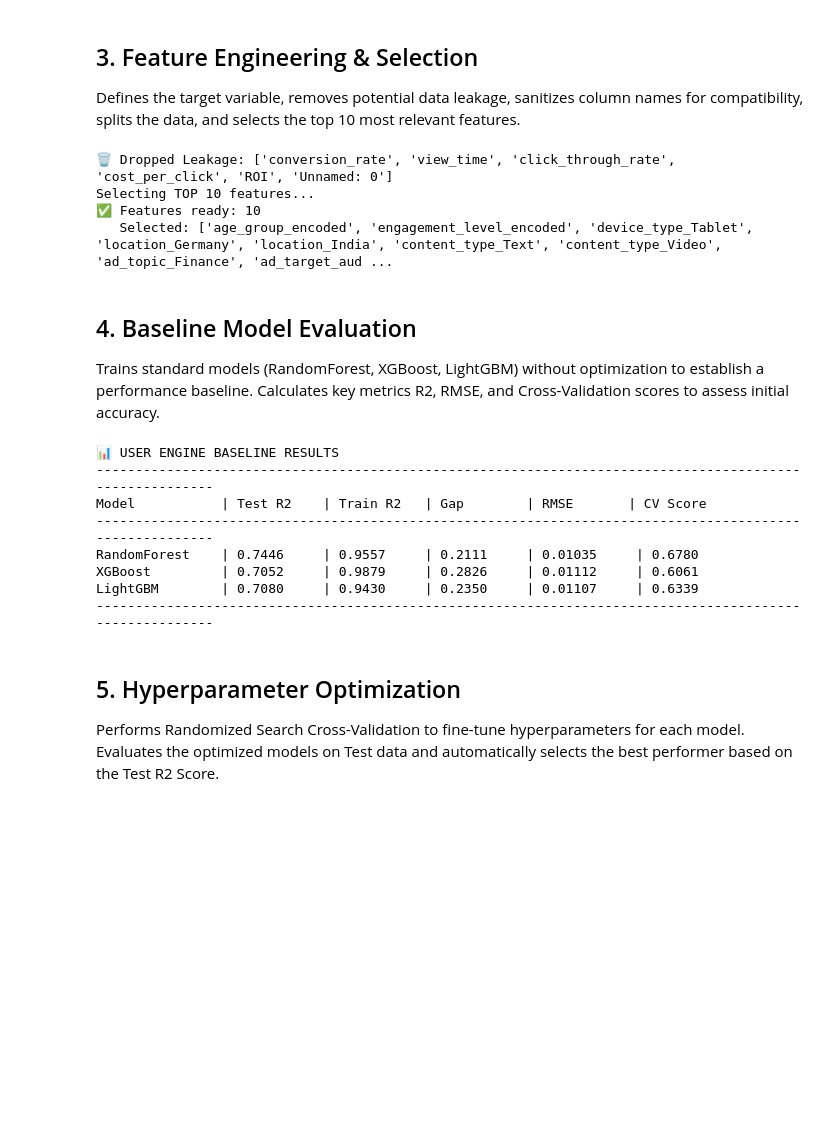
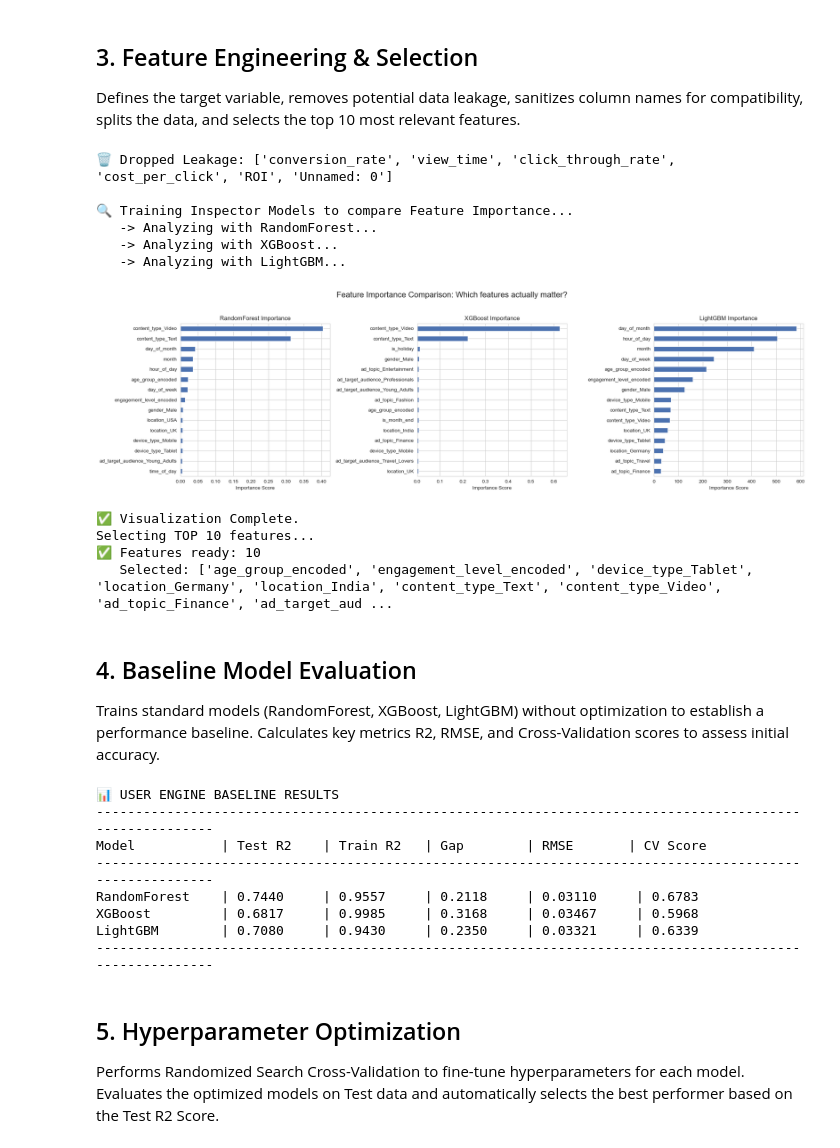
Before and after one commit to 1220823/Viralytics-Desafio-2, a Jupyter notebook: src/Model_Training/train_user_model.ipynb, the cells around one changed output. Cells and saved outputs as stored; diff of their text form; code cells hidden in the pictures; blank space fills up the shorter version.

```diff
--- a/src/Model_Training/train_user_model.ipynb
+++ b/src/Model_Training/train_user_model.ipynb
@@ -57,36 +58,82 @@ leakage_cols = [
     'Unnamed: 0', 'Unnamed__0'
 ]
 
 # 1. DEFINE X and Y
 # Calculate intersection to avoid errors if a column is already gone
 cols_to_drop = [c for c in leakage_cols if c in df.columns]
 X = df.drop(columns=cols_to_drop)
 y = df[TARGET]
 
 print(f"🗑️ Dropped Leakage: {cols_to_drop}")
 
 # SPLIT DATA (Train/Test)
 X_train, X_test, y_train, y_test = train_test_split(X, y, test_size=0.2, random_state=42)
 
+# MULTI-MODEL FEATURE IMPORTANCE VISUALIZATION
+
+print("\n🔍 Training Inspector Models to compare Feature Importance...")
+
+# 1. Define the 3 Inspectors (Fast settings for quick visualization)
+inspectors = {
+    'RandomForest': RandomForestRegressor(n_estimators=100, random_state=42),
+    'XGBoost': XGBRegressor(n_estimators=100, objective='reg:squarederror', random_state=42),
+    'LightGBM': LGBMRegressor(n_estimators=100, random_state=42, verbose=-1)
+}
+
+# 2. Setup Plotting (1 Row, 3 Columns)
+fig, axes = plt.subplots(1, 3, figsize=(20, 6))
+fig.suptitle('Feature Importance Comparison: Which features actually matter?', fontsize=16)
+
+# 3. Loop, Train, and Plot
+for i, (name, model) in enumerate(inspectors.items()):
+    print(f"   -> Analyzing with {name}...")
+
+    # Train
+    model.fit(X_train, y_train)
+
+    # Extract Importance
+    importances = model.feature_importances_
+    feat_series = pd.Series(importances, index=X_train.columns)
+
+    # Plot Top 15
+    ax = axes[i]
+    feat_series.nlargest(15).plot(kind='barh', ax=ax, color='#4c72b0')
+
+    ax.set_title(f"{name} Importance")
+    ax.invert_yaxis() # Top feature at top
+    ax.set_xlabel("Importance Score")
+
+plt.tight_layout(rect=[0, 0.03, 1, 0.95]) # Adjust for suptitle
+plt.show()
+
+print("✅ Visualization Complete.")
+
 # 2. SELECT TOP 10 FEATURES
 print("Selecting TOP 10 features...")
 selector = SelectKBest(score_func=f_regression, k=10)
 selector.fit(X, y)
 
 # Get the names of the selected columns
 cols = selector.get_support(indices=True)
 X_selected = X.iloc[:, cols]
 
 # OVERWRITE X with the reduced version
 X = X_selected
 
 print(f"✅ Features ready: {X.shape[1]}")
 print(f"   Selected: {X.columns.tolist()}")
 # %% [output]
 🗑️ Dropped Leakage: ['conversion_rate', 'view_time', 'click_through_rate', 'cost_per_click', 'ROI', 'Unnamed: 0']
-Selecting TOP 10 features...
-✅ Features ready: 10
-   Selected: ['age_group_encoded', 'engagement_level_encoded', 'device_type_Tablet', 'location_Germany', 'location_India', 'content_type_Text', 'content_type_Video', 'ad_topic_Finance', 'ad_target_aud ...
+
+🔍 Training Inspector Models to compare Feature Importance...
+   -> Analyzing with RandomForest...
+   -> Analyzing with XGBoost...
+   -> Analyzing with LightGBM...
+[figure, added]
+✅ Visualization Complete.
+Selecting TOP 10 features...
+✅ Features ready: 10
+   Selected: ['age_group_encoded', 'engagement_level_encoded', 'device_type_Tablet', 'location_Germany', 'location_India', 'content_type_Text', 'content_type_Video', 'ad_topic_Finance', 'ad_target_aud ...
 # %% [markdown]
 ## 4. Baseline Model Evaluation
 
@@ -135,9 +182,9 @@ print("-" * 105)
 ---------------------------------------------------------------------------------------------------------
 Model           | Test R2    | Train R2   | Gap        | RMSE       | CV Score
 ---------------------------------------------------------------------------------------------------------
-RandomForest    | 0.7446     | 0.9557     | 0.2111     | 0.01035     | 0.6780
-XGBoost         | 0.7052     | 0.9879     | 0.2826     | 0.01112     | 0.6061
-LightGBM        | 0.7080     | 0.9430     | 0.2350     | 0.01107     | 0.6339
+RandomForest    | 0.7440     | 0.9557     | 0.2118     | 0.03110     | 0.6783
+XGBoost         | 0.6817     | 0.9985     | 0.3168     | 0.03467     | 0.5968
+LightGBM        | 0.7080     | 0.9430     | 0.2350     | 0.03321     | 0.6339
 ---------------------------------------------------------------------------------------------------------
 # %% [markdown]
 ## 5. Hyperparameter Optimization
```
Also changed, not shown: parts of 6 cells of this notebook, 1 other file.
